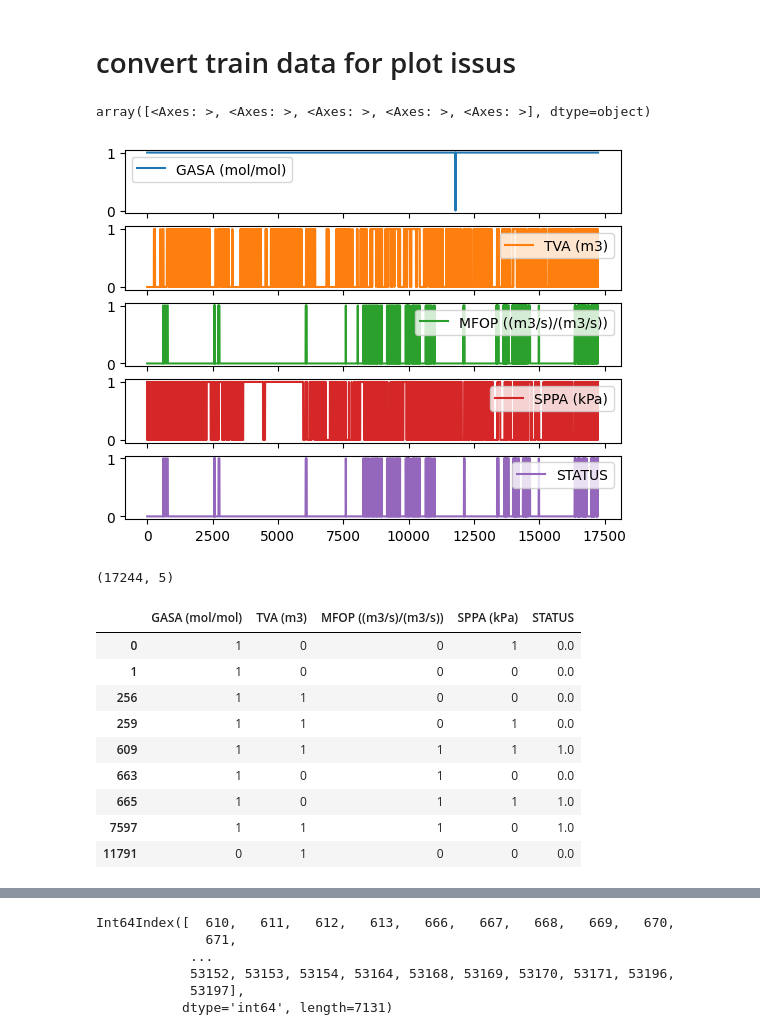
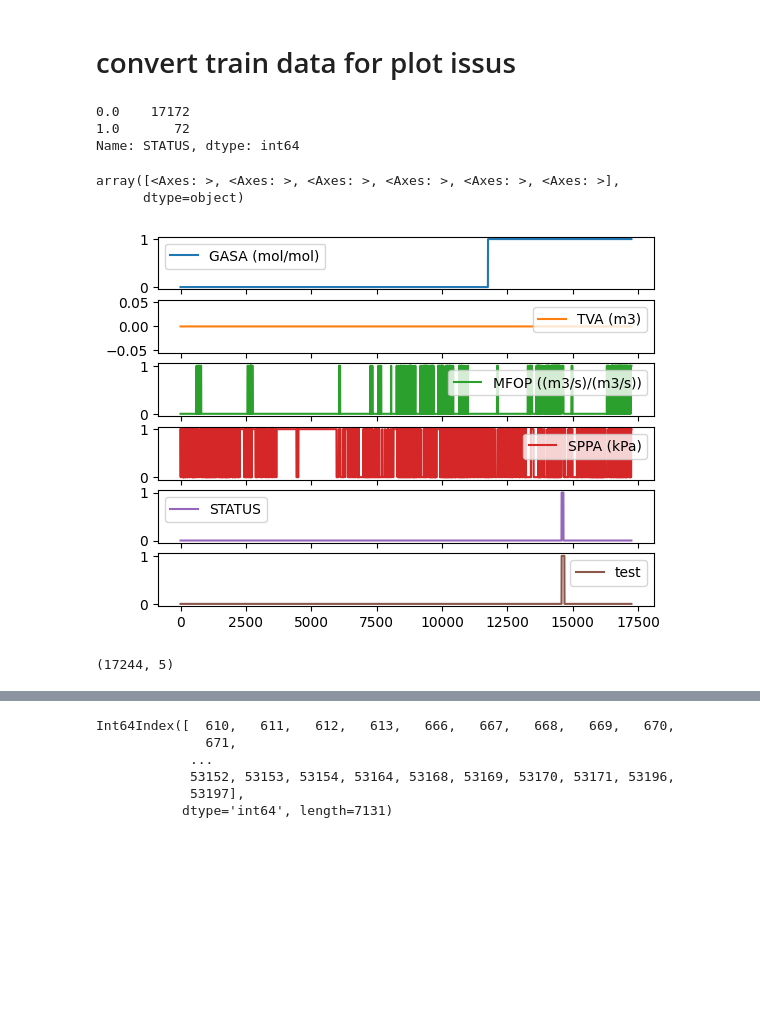
Before and after one commit to ABDESSAMED-tech/kick_detection, a Jupyter notebook: algorithme aproch/ALgorithme.ipynb, the cells around one changed output, grey strips where cells are left out. Saved outputs shown, nothing was run; the diff lists cells and outputs as text; code cells hidden in the pictures; blank space fills up the shorter version.

```diff
--- a/algorithme aproch/ALgorithme.ipynb
+++ b/algorithme aproch/ALgorithme.ipynb
@@ -14,7 +14,7 @@ def add_variation_column(df, column_name):
 # read the data from  data_kick.xlsx forme folder machine learning algorithem test
 or use the file from dataset folder the varaiation is calculated
 # %%
-df=pd.read_excel(r'C:\Users\hp\Desktop\M2\PFE\Code\code pfe\dataset\6.xlsx')
+df=pd.read_excel(r'C:\Users\hp\Desktop\M2\PFE\Code\code pfe\dataset\26.xlsx')
 # %%
 df.columns
 # %% [output]
@@ -87,5 +100,25 @@ array([<Axes: >, <Axes: >, <Axes: >, <Axes: >, <Axes: >], dtype=object)
 # %% [markdown]
 # this the function we deal with
+# %%
+def feature_rep(window, thrsh_tva, thrsh_gasa, thrsh_spp, thrsh_mfop, p):
+    # threshold for each feature mean of the feature when the kick is happen
+    gasa = window['GASA (mol/mol)'].mean()
+    tva = window['variation_TVA'].mean()
+    spp = window['variation_SPPA'].mean()
+    mfop = window['variation_MFOP'].mean()
+#gasa pas de variasion
+    detect_gasa,detect_spp,detect_tva,detect_mfop=False,False,False,False
+    l=[]
+    if gasa > 0.035  and mfop < thrsh_mfop and spp < thrsh_spp :
+        l=[int(gasa > thrsh_gasa), int(tva > thrsh_tva),int( mfop < thrsh_mfop),int(spp < thrsh_spp)]
+
+        return 1,l
+    elif :
+
+    else:
+
+        l=[int(gasa > thrsh_gasa), int(tva > thrsh_tva),int( mfop < thrsh_mfop),int(spp < thrsh_spp)]
+        return 0,l
 # %%
 def feature_rep_mean(window, thrsh_tva, thrsh_gasa, thrsh_spp, thrsh_mfop, p):
     # threshold for each feature mean of the feature when the kick is happen
@@ -140,7 +173,7 @@ data.reset_index()
 | 53240 | 53242 | 50.053546 | 7915.995477 | 0.248097 | 0.396504 | -0.111069 | -6.571000 | ... |
 53241 rows × 11 columns
 # %%
-thrsh_tva, thrsh_gasa, thrsh_spp, thrsh_mfop =0.005, -0.0049, 0.1, -0.000345541#accuracy:  0.9259172154280338 accuracy status 0.3121951219512195
+thrsh_tva, thrsh_gasa, thrsh_spp, thrsh_mfop =1, 0, 0.1, 0#accuracy:  0.9259172154280338 accuracy status 0.3121951219512195
 # thrsh_tva, thrsh_gasa, thrsh_spp, thrsh_mfop = 0.00843, 0.4, 11,-0.00023
 
 
@@ -153,14 +186,14 @@ for i in range(len(data)-window_size+1):
     p=False
     window = data.iloc[i:i+window_size]
 
-    data['kick_recognition'][i:i+window_size+1],b = feature_rep_mean(
+    data['kick_recognition'][i:i+window_size+1],b = feature_rep(
         window, thrsh_tva, thrsh_gasa, thrsh_spp, thrsh_mfop, p)
 
     b.append(data.iloc[i,-1:][0]) #append df[kick_recognitin][i]
     train_data.append(b)
 
-    if window['kick_recognition'].sum()>0 and window['STATUS'].sum()>0:
-        positive+=1
+    # if window['kick_recognition'].sum()>0 and window['STATUS'].sum()>0:
+    #     positive+=1
 # %% [output]
 A value is trying to be set on a copy of a slice from a DataFrame
 
@@ -197,8 +222,20 @@ df = pd.DataFrame(train_data, columns=cols)
+# %%
+cols=['GASA (mol/mol)','TVA (m3)','MFOP ((m3/s)/(m3/s))', 'SPPA (kPa)' ,
+       'STATUS']
+dftest = pd.DataFrame(train_data, columns=cols)
+dftest['test']=data['STATUS']
+# %%
+dftest['STATUS'].value_counts()
+# %% [output]
+0.0    17172
+1.0       72
+Name: STATUS, dtype: int64
 # %%
-df.plot(subplots=True)
+dftest.plot(subplots=True)
 # %% [output]
-array([<Axes: >, <Axes: >, <Axes: >, <Axes: >, <Axes: >], dtype=object)
+array([<Axes: >, <Axes: >, <Axes: >, <Axes: >, <Axes: >, <Axes: >],
+      dtype=object)
-[figure, old version]
+[figure, new version]
 # %%
 df.shape
 # %% [output]
@@ -208,13 +242,0 @@ df=df.drop_duplicates()
-# %%
-df
-# %% [output]
-|  | GASA (mol/mol) | TVA (m3) | MFOP ((m3/s)/(m3/s)) | SPPA (kPa) | STATUS |
-| 0 | 1 | 0 | 0 | 1 | 0.0 |
-| 1 | 1 | 0 | 0 | 0 | 0.0 |
-| 256 | 1 | 1 | 0 | 0 | 0.0 |
-| 259 | 1 | 1 | 0 | 1 | 0.0 |
-| 609 | 1 | 1 | 1 | 1 | 1.0 |
-| 663 | 1 | 0 | 1 | 0 | 0.0 |
-| 665 | 1 | 0 | 1 | 1 | 1.0 |
-| 7597 | 1 | 1 | 1 | 0 | 1.0 |
-| 11791 | 0 | 1 | 0 | 0 | 0.0 |
```
Also changed, not shown: parts of 17 cells of this notebook.
